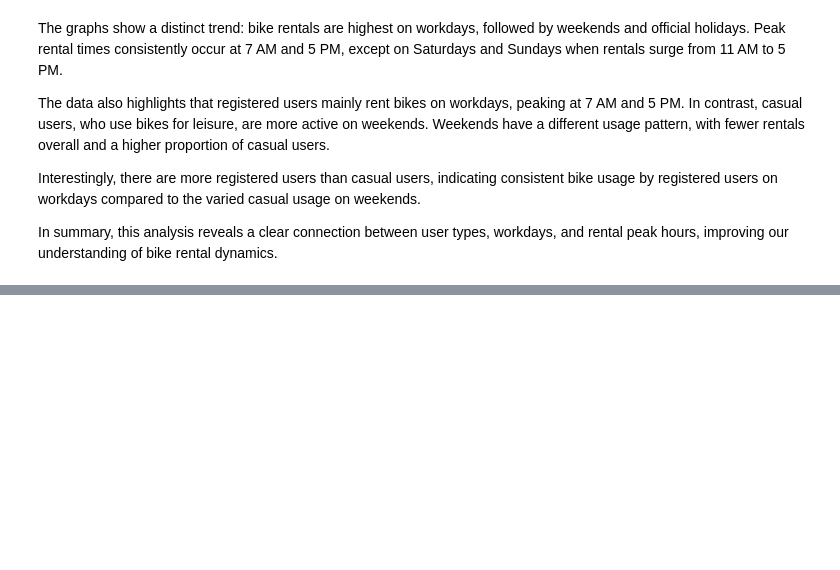
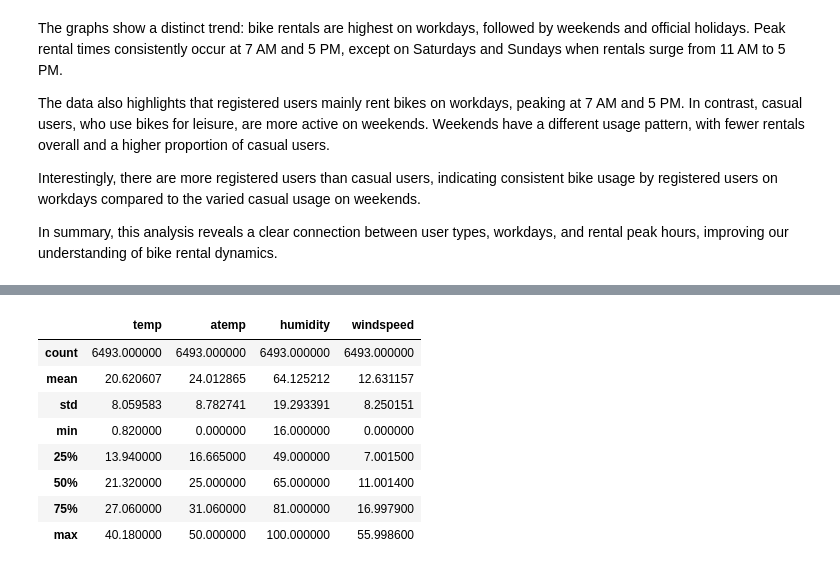
Before and after one commit to beriaacan/Predict-Bike-Demand, a Jupyter notebook: Predict_Bike_Demand.ipynb, the cells around one changed output, grey strips where cells are left out. Cells and saved outputs as stored; diff of their text form; code cells hidden in the pictures; blank space fills up the shorter version.

```diff
--- a/Predict_Bike_Demand.ipynb
+++ b/Predict_Bike_Demand.ipynb
@@ -91,6 +91,7 @@ atemp=temp_feel
 # %%
 # The dataset is already loaded below
 data = pd.read_csv("drive/MyDrive/Predict Bike Demand/train.csv")
+test= pd.read_csv("drive/MyDrive/Predict Bike Demand/test.csv")
 # %%
 data.head()
 # %% [output]
@@ -484,0 +608,42 @@ In summary, this analysis reveals a clear connection between user types, workday
+# %%
+# You can create additional features like 'hour', 'month', 'day of week', etc., from the 'datetime' column.
+
+test['datetime'] = pd.to_datetime(test['datetime'])
+test['hour'] = test['datetime'].dt.hour
+test['month'] = test['datetime'].dt.month
+test['day'] = test['datetime'].dt.day_name()
+# data['day_of_week'] = data['datetime'].dt.dayofweek #also shows the day of week (1=sunday etc.)
+test['year'] = test['datetime'].dt.year
+# %%
+# Replace the values in the 'season' column with corresponding strings
+test['season'].replace({1: 'Spring', 2: 'Summer', 3: 'Fall', 4: 'Winter'}, inplace=True)
+
+# Replace the values in the 'holiday' column with corresponding strings
+test['holiday'].replace({1: 'Holiday', 0: 'Not Holiday'}, inplace=True)
+
+# Replace the values in the 'workingday' column with corresponding strings
+test['workingday'].replace({1: 'Workingday', 0: 'Not Workingday'}, inplace=True)
+
+# Replace the values in the 'weather' column with corresponding strings
+test['weather'].replace({1: 'Clear', 2: 'Mist', 3: 'Rain', 4: 'Snow'}, inplace=True)
+# %%
+# Define a mapping dictionary to combine the clusters
+cluster_mapping = {"Snow" : "Rain"}
+
+# Update the "grade" column with the new cluster labels
+test['weather'] = test['weather'].replace(cluster_mapping)
+# Numerical columns.
+numerical_features = test[['temp', 'atemp', 'humidity', 'windspeed']]
+
+# calculate descriptive statistics for numerical values.
+numerical_features.describe()
+# %% [output]
+|  | temp | atemp | humidity | windspeed |
+| count | 6493.000000 | 6493.000000 | 6493.000000 | 6493.000000 |
+| mean | 20.620607 | 24.012865 | 64.125212 | 12.631157 |
+| std | 8.059583 | 8.782741 | 19.293391 | 8.250151 |
+| min | 0.820000 | 0.000000 | 16.000000 | 0.000000 |
+| 25% | 13.940000 | 16.665000 | 49.000000 | 7.001500 |
+| 50% | 21.320000 | 25.000000 | 65.000000 | 11.001400 |
+| 75% | 27.060000 | 31.060000 | 81.000000 | 16.997900 |
+| max | 40.180000 | 50.000000 | 100.000000 | 55.998600 |
```
Also changed, not shown: parts of 25 cells of this notebook.
